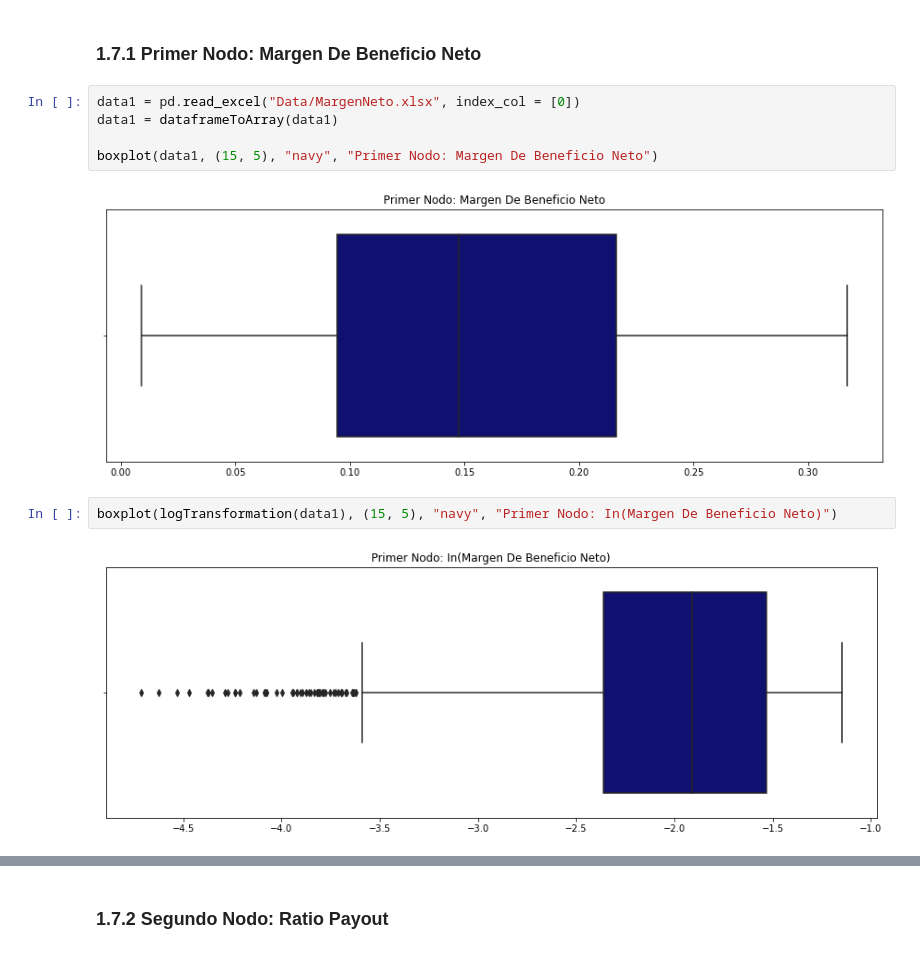
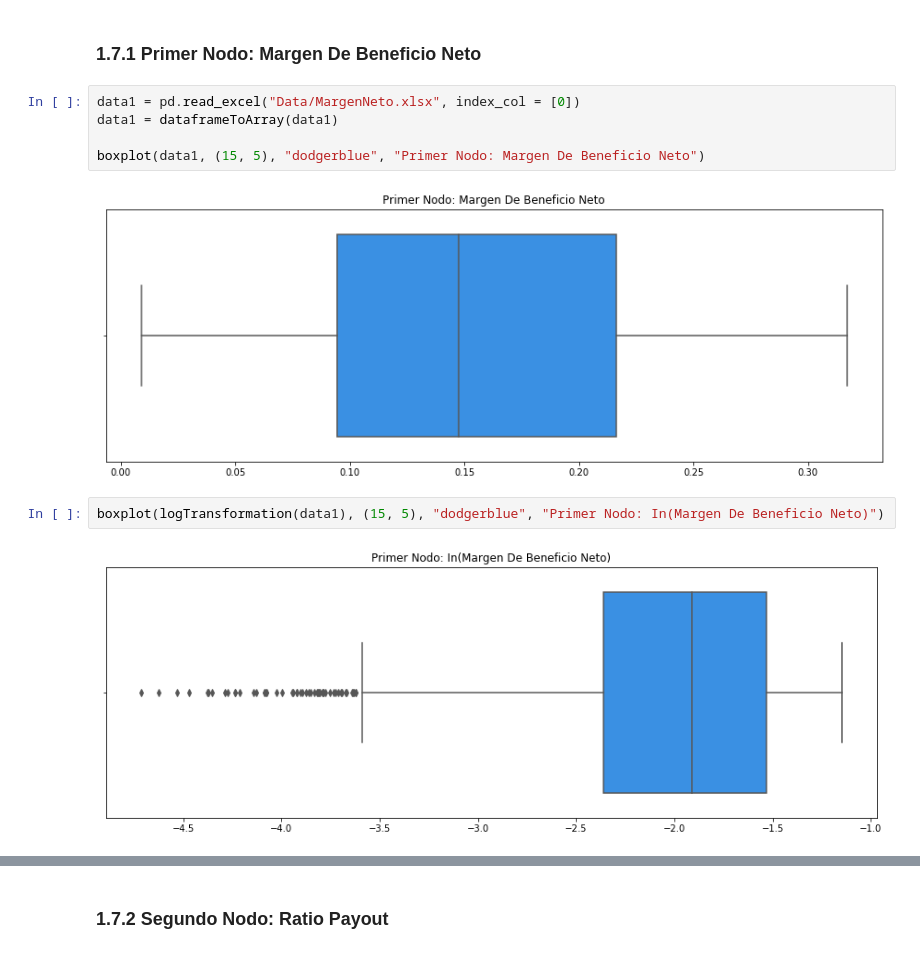
Before and after one commit to EMarquez7/Proyecto_DALopez_EMarquez, a Jupyter notebook: ProyectoModulo1_LazarenoD_DelgadoE.ipynb, the cells around one changed output, grey strips where cells are left out. Cells and saved outputs as stored; diff of their text form.

```diff
--- a/ProyectoModulo1_LazarenoD_DelgadoE.ipynb
+++ b/ProyectoModulo1_LazarenoD_DelgadoE.ipynb
@@ -249,14 +311,14 @@ def acceptanceRejection(f : "Función de densidad f(x)", t : "Función que mayor
 # %%
 data1 = pd.read_excel("Data/MargenNeto.xlsx", index_col = [0])
 data1 = dataframeToArray(data1)
 
-boxplot(data1, (15, 5), "navy", "Primer Nodo: Margen De Beneficio Neto")
+boxplot(data1, (15, 5), "dodgerblue", "Primer Nodo: Margen De Beneficio Neto")
 # %% [output]
-[figure, old version]
+[figure, new version]
 # %%
-boxplot(logTransformation(data1), (15, 5), "navy", "Primer Nodo: In(Margen De Beneficio Neto)")
+boxplot(logTransformation(data1), (15, 5), "dodgerblue", "Primer Nodo: In(Margen De Beneficio Neto)")
 # %% [output]
-[figure, old version]
+[figure, new version]
 # %%
 data1_min, data1_max = data1.min(), data1.max()
 xgrid1 = np.arange(data1_min, data1_max, 0.01)
```
Also changed, not shown: parts of 10 cells of this notebook.
